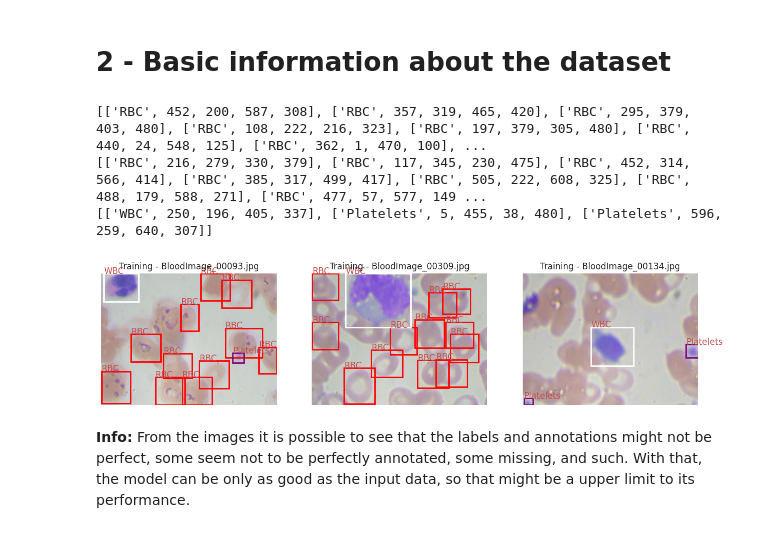
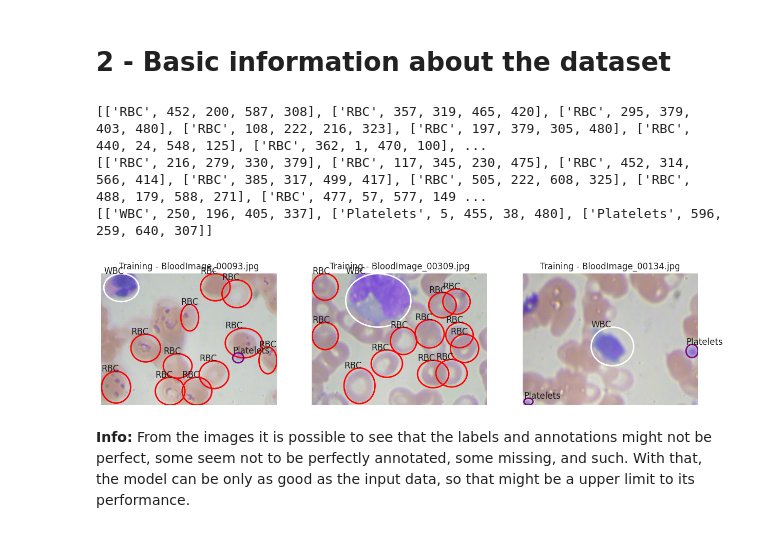
Before and after one commit to nicolasbranco/blood-cell-detection, a Jupyter notebook: notebooks/1-nmb_initial-analysis.ipynb, the cells around one changed output. Cells and saved outputs as stored; diff of their text form; code cells hidden in the pictures.

Commit message:
changed visualization to ellipse intead of rectangle

```diff
--- a/notebooks/1-nmb_initial-analysis.ipynb
+++ b/notebooks/1-nmb_initial-analysis.ipynb
@@ -128,37 +130,45 @@ label_colors = {"RBC": "red", "WBC": "white", "Platelets": "purple"}
 
 # show 3 images
 fig, ax = plt.subplots(1, 3, figsize=(15, 5))
 for i, (index, row) in enumerate(images.sample(3, random_state=42).iterrows()):
     # img show
     img = plt.imread(row["path"])
     ax[i].imshow(img)
     ax[i].axis("off")
     ax[i].set_title(f"{row['dataset']} - {row['filename']}")
 
     # get annotations
     annotations = get_annotations(
         row["path"].replace("Images", "Annotations").replace("jpg", "xml")
     )
     print(annotations)
 
     # show annotations
     for label, xmin, ymin, xmax, ymax in annotations:
         ax[i].add_patch(
-            plt.Rectangle(
-                (xmin, ymin),
+            # plt.Rectangle(
+            #     (xmin, ymin),
+            #     xmax - xmin,
+            #     ymax - ymin,
+            #     linewidth=2,
+            #     edgecolor=label_colors[label],
+            #     facecolor="none",
+            # )
+            Ellipse(
+                ((xmin + xmax) / 2, (ymin + ymax) / 2),
                 xmax - xmin,
                 ymax - ymin,
                 linewidth=2,
                 edgecolor=label_colors[label],
                 facecolor="none",
             )
         )
-        ax[i].text(xmin, ymin, label, fontsize=12, color="r")
+        ax[i].text(xmin, ymin, label, fontsize=12, color="k")
 # %% [output]
 [['RBC', 452, 200, 587, 308], ['RBC', 357, 319, 465, 420], ['RBC', 295, 379, 403, 480], ['RBC', 108, 222, 216, 323], ['RBC', 197, 379, 305, 480], ['RBC', 440, 24, 548, 125], ['RBC', 362, 1, 470, 100], ...
 [['RBC', 216, 279, 330, 379], ['RBC', 117, 345, 230, 475], ['RBC', 452, 314, 566, 414], ['RBC', 385, 317, 499, 417], ['RBC', 505, 222, 608, 325], ['RBC', 488, 179, 588, 271], ['RBC', 477, 57, 577, 149 ...
 [['WBC', 250, 196, 405, 337], ['Platelets', 5, 455, 38, 480], ['Platelets', 596, 259, 640, 307]]
-[figure, old version]
+[figure, new version]
 # %% [markdown]
 **Info:** From the images it is possible to see that the labels and annotations might not be perfect, some seem not to be perfectly annotated, some missing, and such. With that, the model can be only as good as the input data, so that might be a upper limit to its performance.
 # %% [markdown]
```
Also changed, not shown: parts of 1 cell of this notebook.
